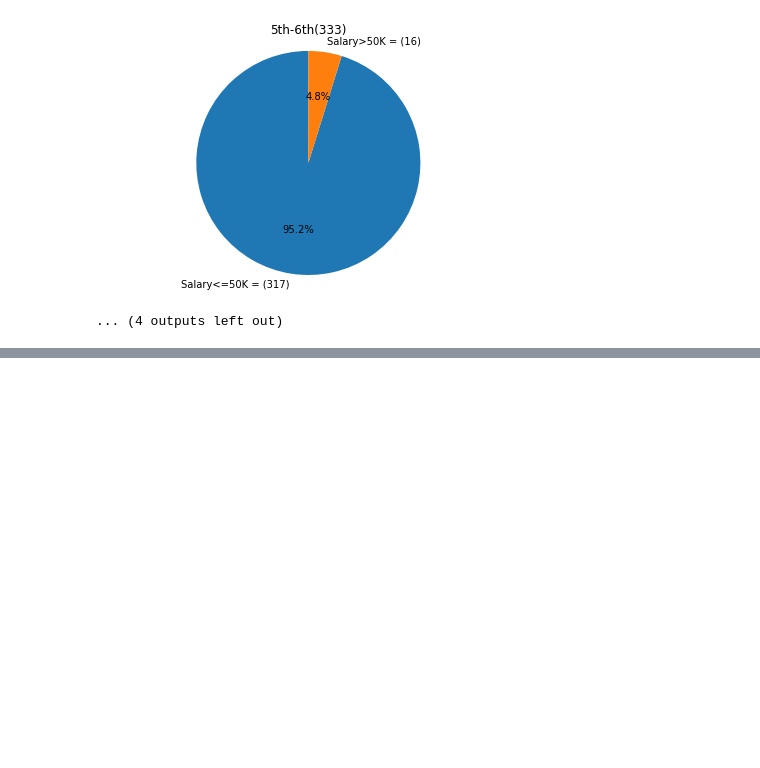
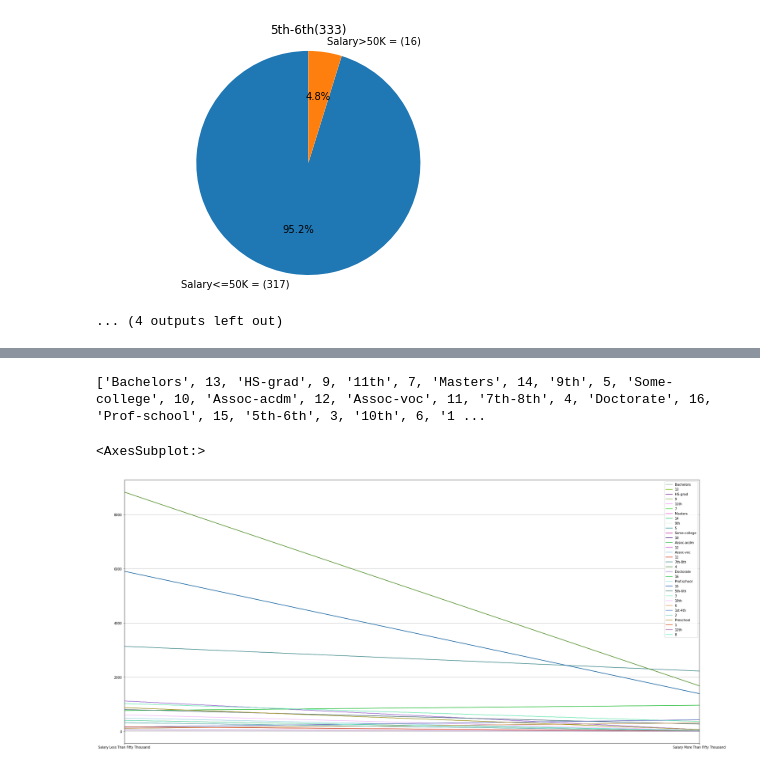
Before and after one commit to pranayboggarapu/DataVisualization, a Jupyter notebook: CourseProject.ipynb, the cells around one changed output, grey strips where cells are left out. Drawn from its saved outputs; the diff is of its cells as text; code cells hidden in the pictures; blank space fills up the shorter version.

```diff
--- a/CourseProject.ipynb
+++ b/CourseProject.ipynb
@@ -165,0 +264,18 @@ for differentEducationValues in uniqueEducationValues:
+# %%
+#parallel plot to check the relation between education category and education num
+listValues = []
+for x,y in zip(educationSalaryComplementaryValues.keys(), educationNumSalaryComplementaryValues.keys()):
+    listValues.append(x)
+    listValues.append(y)
+print(listValues)
+combinedDataFrame = pd.DataFrame({
+    'Education Category': listValues,
+    'Salary Less Than Fifty Thousand': salLessThanFifty+salNumLessThanFifty,
+    'Salary More Than Fifty Thousand': salMoreThanFifty+salNumMoreThanFifty,
+})
+plt.figure(figsize=(32,15))
+pd.plotting.parallel_coordinates(combinedDataFrame, 'Education Category')
+# %% [output]
+['Bachelors', 13, 'HS-grad', 9, '11th', 7, 'Masters', 14, '9th', 5, 'Some-college', 10, 'Assoc-acdm', 12, 'Assoc-voc', 11, '7th-8th', 4, 'Doctorate', 16, 'Prof-school', 15, '5th-6th', 3, '10th', 6, '1 ...
+<AxesSubplot:>
+[figure, added]
```
Also changed, not shown: parts of 12 cells of this notebook.
